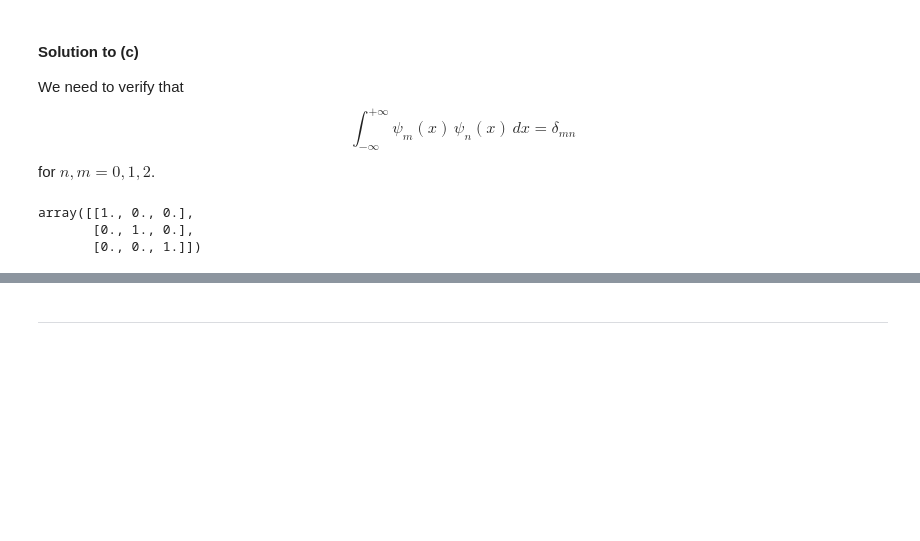
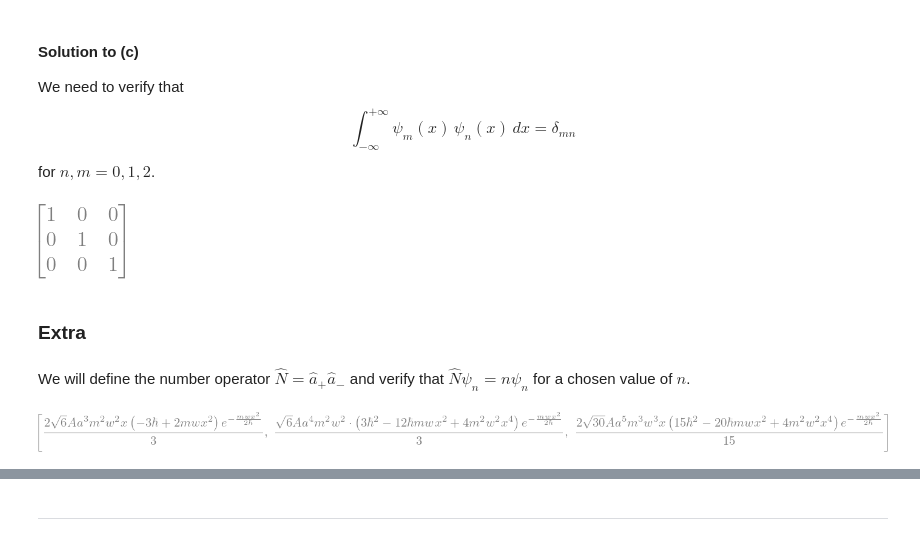
Before and after one commit to uqglmn/qm, a Jupyter notebook: QM_Problem_210.ipynb, the cells around one changed output, grey strips where cells are left out. Drawn from its saved outputs; the diff is of its cells as text; code cells hidden in the pictures; blank space fills up the shorter version.

```diff
--- a/QM_Problem_210.ipynb
+++ b/QM_Problem_210.ipynb
@@ -115,6 +97,23 @@ results[2,2] = sym.integrate(n𝜓2*n𝜓2, (x, -sym.oo, sym.oo))
-# %%
-results
-# %% [output]
-array([[1., 0., 0.],
-       [0., 1., 0.],
-       [0., 0., 1.]])
+# %%
+# braket <𝜓n|𝜓m>
+A_value = ((m*w)/(sym.pi*h))**(sym.Rational(1,4))
+a_value = (2*h*m*w)**(-sym.Rational(1,2))
+def braket(𝜓n, 𝜓m):
+    return sym.integrate(𝜓n.conjugate()*𝜓m, (x, -sym.oo, sym.oo)).subs({A:A_value, a:a_value})
+# %%
+# list of states
+states = [𝜓0,𝜓1,𝜓2]
+
+results = sym.zeros(3,3)
+for i in range(3):
+    for j in range(3):
+        results[i,j] = braket(states[i],states[j])
+
+# show results
+results
+# %% [output]
+[figure, added]
+# %% [markdown]
+### Extra
+# %% [markdown]
+We will define the number operator $\hat N = \hat a_+ \hat a_-$ and verify that $\hat N \psi_n = n \psi_n$ for a chosen value of $n$.
@@ -120,0 +130,9 @@ array([[1., 0., 0.],
+# %%
+# excited states
+
+𝜓3 = 1/sym.sqrt(3) * a_plus(𝜓2)
+𝜓4 = 1/sym.sqrt(4) * a_plus(𝜓3)
+𝜓5 = 1/sym.sqrt(5) * a_plus(𝜓4)
+[𝜓3,𝜓4,𝜓5]
+# %% [output]
+[figure, added]
```
Also changed, not shown: parts of 8 cells of this notebook.
